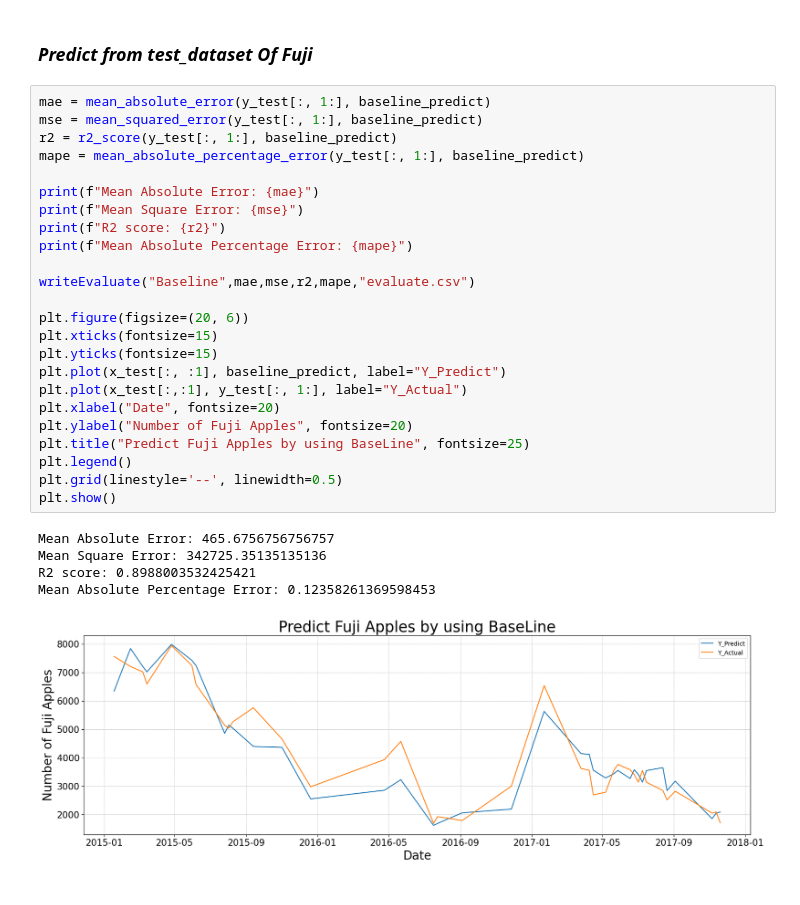
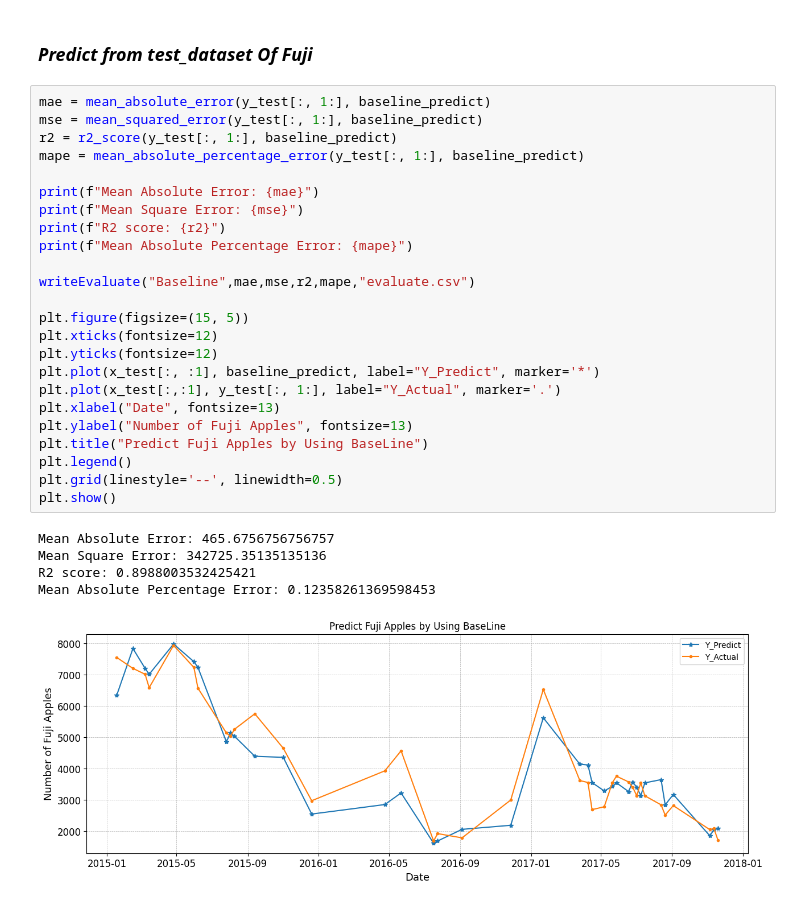
Before and after one commit to OatKID/RegressionMiniProject, a Jupyter notebook: algorithm/Fuji/1_predict_1/baseline.ipynb, the cells around one changed output. Cells and saved outputs as stored; diff of their text form.

```diff
--- a/algorithm/Fuji/1_predict_1/baseline.ipynb
+++ b/algorithm/Fuji/1_predict_1/baseline.ipynb
@@ -122,30 +130,30 @@ def writeEvaluate(model, mae:np.float64, mse:np.float64, r2:np.float64, mape:np.
 # %%
 mae = mean_absolute_error(y_test[:, 1:], baseline_predict)
 mse = mean_squared_error(y_test[:, 1:], baseline_predict)
 r2 = r2_score(y_test[:, 1:], baseline_predict)
 mape = mean_absolute_percentage_error(y_test[:, 1:], baseline_predict)
 
 print(f"Mean Absolute Error: {mae}")
 print(f"Mean Square Error: {mse}")
 print(f"R2 score: {r2}")
 print(f"Mean Absolute Percentage Error: {mape}")
 
 writeEvaluate("Baseline",mae,mse,r2,mape,"evaluate.csv")
 
-plt.figure(figsize=(20, 6))
-plt.xticks(fontsize=15)
-plt.yticks(fontsize=15)
-plt.plot(x_test[:, :1], baseline_predict, label="Y_Predict")
-plt.plot(x_test[:,:1], y_test[:, 1:], label="Y_Actual")
-plt.xlabel("Date", fontsize=20)
-plt.ylabel("Number of Fuji Apples", fontsize=20)
-plt.title("Predict Fuji Apples by using BaseLine", fontsize=25)
+plt.figure(figsize=(15, 5))
+plt.xticks(fontsize=12)
+plt.yticks(fontsize=12)
+plt.plot(x_test[:, :1], baseline_predict, label="Y_Predict", marker='*')
+plt.plot(x_test[:,:1], y_test[:, 1:], label="Y_Actual", marker='.')
+plt.xlabel("Date", fontsize=13)
+plt.ylabel("Number of Fuji Apples", fontsize=13)
+plt.title("Predict Fuji Apples by Using BaseLine")
 plt.legend()
 plt.grid(linestyle='--', linewidth=0.5)
 plt.show()
 # %% [output]
 Mean Absolute Error: 465.6756756756757
 Mean Square Error: 342725.35135135136
 R2 score: 0.8988003532425421
 Mean Absolute Percentage Error: 0.12358261369598453
-[figure, old version]
+[figure, new version]
```
Also changed, not shown: parts of 5 cells of this notebook, 7 other files.
